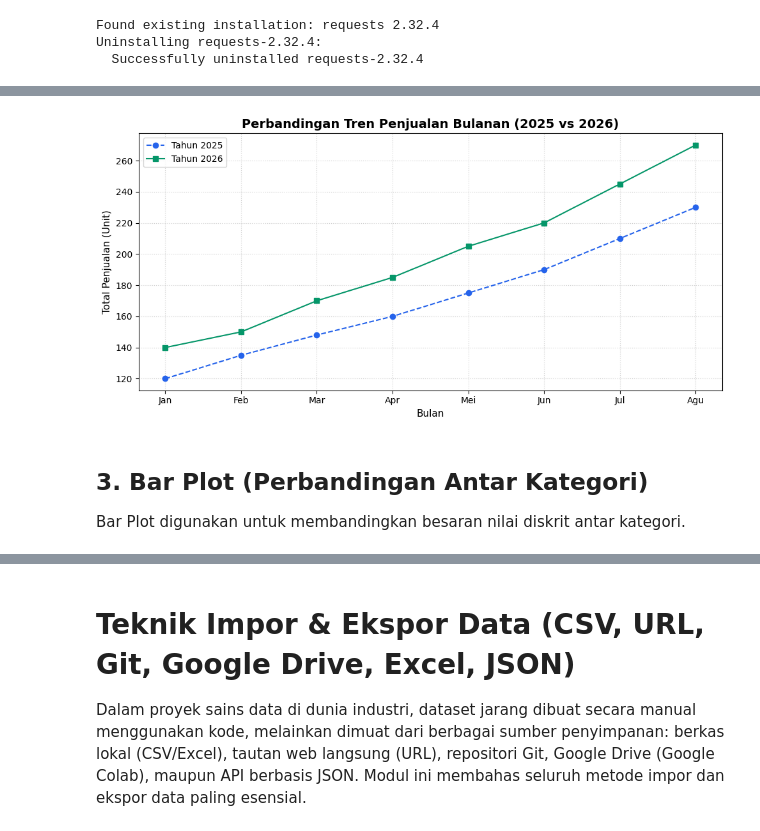
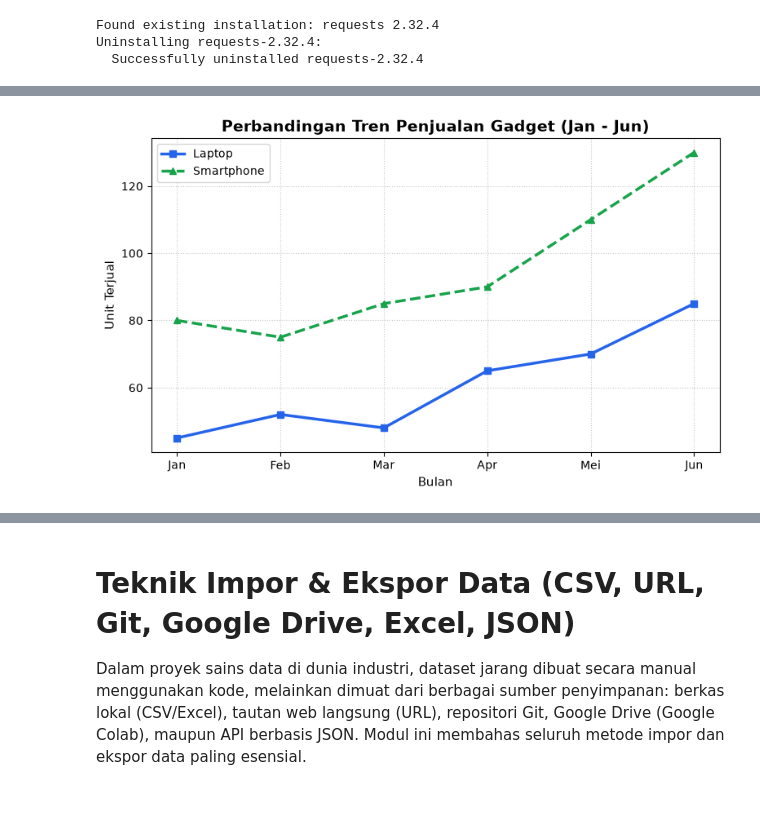
Before and after one commit to putuwahyu29/awd-course, a Jupyter notebook: public/notebooks/python-data-science/bab-2-package-data-science-lengkap.ipynb, the cells around one changed output, grey strips where cells are left out. Drawn from its saved outputs; the diff is of its cells as text; code cells hidden in the pictures; blank space fills up the shorter version.

```diff
--- a/public/notebooks/python-data-science/bab-2-package-data-science-lengkap.ipynb
+++ b/public/notebooks/python-data-science/bab-2-package-data-science-lengkap.ipynb
@@ -350,25 +967,19 @@ Line Plot sangat ideal untuk menampilkan tren data deret waktu (*time series*).
 # %%
-import matplotlib.pyplot as plt
-import pandas as pd
+bulan = ['Jan', 'Feb', 'Mar', 'Apr', 'Mei', 'Jun']
+penjualan_laptop = [45, 52, 48, 65, 70, 85]
+penjualan_smartphone = [80, 75, 85, 90, 110, 130]
 
-# Data tren penjualan bulanan
-bulan = ['Jan', 'Feb', 'Mar', 'Apr', 'Mei', 'Jun', 'Jul', 'Agu']
-penjualan_2025 = [120, 135, 148, 160, 175, 190, 210, 230]
-penjualan_2026 = [140, 150, 170, 185, 205, 220, 245, 270]
+plt.figure(figsize=(9, 5))
 
-plt.figure(figsize=(10, 5))
-plt.plot(bulan, penjualan_2025, marker='o', linestyle='--', color='#2563eb', label='Tahun 2025')
-plt.plot(bulan, penjualan_2026, marker='s', linestyle='-', color='#059669', label='Tahun 2026')
+# Menggambar dua garis sekaligus pada satu bidang grafik
+plt.plot(bulan, penjualan_laptop, color='#2563eb', marker='s', linewidth=2.5, label='Laptop')
+plt.plot(bulan, penjualan_smartphone, color='#16a34a', marker='^', linewidth=2.5, linestyle='--', label='Smartphone')
 
-plt.title('Perbandingan Tren Penjualan Bulanan (2025 vs 2026)', fontsize=14, fontweight='bold')
+plt.title('Perbandingan Tren Penjualan Gadget (Jan - Jun)', fontsize=14, fontweight='bold')
 plt.xlabel('Bulan', fontsize=11)
-plt.ylabel('Total Penjualan (Unit)', fontsize=11)
+plt.ylabel('Unit Terjual', fontsize=11)
+plt.grid(True, linestyle=':', alpha=0.7)
 plt.legend()
-plt.grid(True, linestyle=':', alpha=0.6)
-plt.tight_layout()
 plt.show()
 # %% [output]
-[figure, old version]
+[figure, new version]
-# %% [markdown]
-## 3. Bar Plot (Perbandingan Antar Kategori)
-Bar Plot digunakan untuk membandingkan besaran nilai diskrit antar kategori.
```
Also changed, not shown: parts of 128 cells of this notebook, 28 other files.
